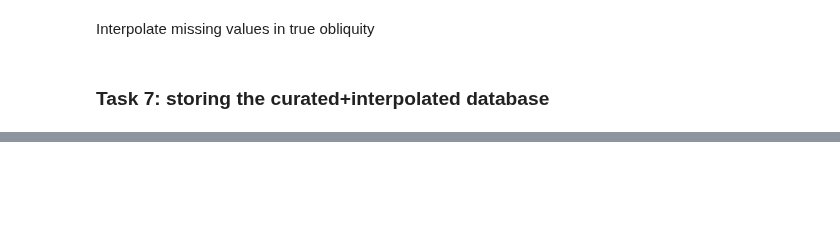
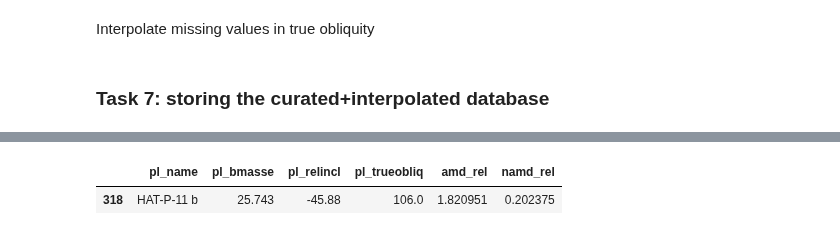
Before and after one commit to abocchieri/ExoNAMD, a Jupyter notebook: notebooks/api.ipynb, the cells around one changed output, grey strips where cells are left out. Cells and saved outputs as stored; diff of their text form; code cells hidden in the pictures; blank space fills up the shorter version.

```diff
--- a/notebooks/api.ipynb
+++ b/notebooks/api.ipynb
@@ -270,0 +290,5 @@ df["amd"] = df.swifter.apply(solve_amd, axis=1)
+# %%
+df[df["pl_name"] == "HAT-P-11 b"][["pl_name", "pl_bmasse", "pl_relincl", "pl_trueobliq", "amd_rel", "namd_rel"]]
+# %% [output]
+|  | pl_name | pl_bmasse | pl_relincl | pl_trueobliq | amd_rel | namd_rel |
+| 318 | HAT-P-11 b | 25.743 | -45.88 | 106.0 | 1.820951 | 0.202375 |
```
Also changed, not shown: parts of 11 cells of this notebook, 1 other file.
